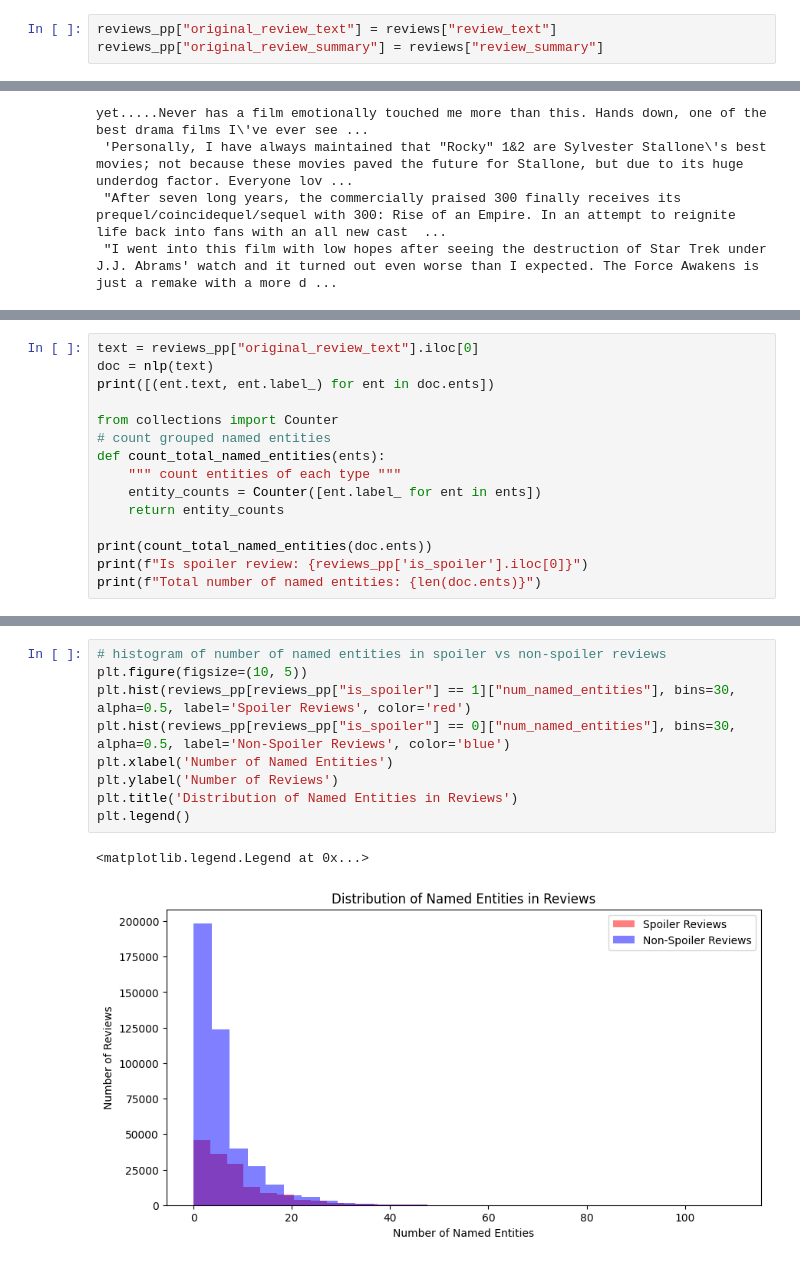
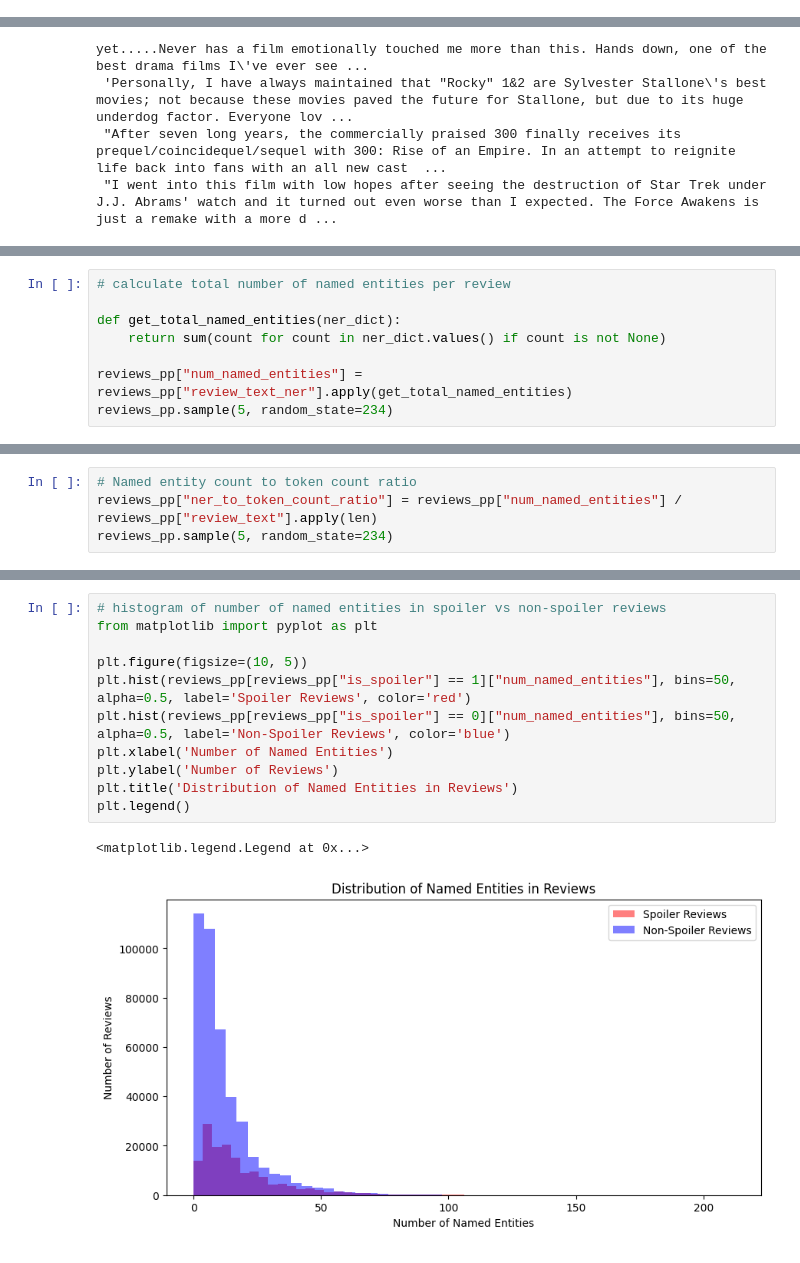
Before and after one commit to ayshmnmm/plot-protector, a Jupyter notebook: notebooks/01_eda.ipynb, the cells around one changed output, grey strips where cells are left out. Cells and saved outputs as stored; diff of their text form.

Commit message:
Compare named entity count in spoiler and non spoiler reviews

```diff
--- a/notebooks/01_eda.ipynb
+++ b/notebooks/01_eda.ipynb
@@ -82,9 +82,6 @@ import pandas as pd
 
 movie_details_pp = pd.read_feather("../data/preprocessed_movie_details.feather")
 reviews_pp = pd.read_feather("../data/preprocessed_reviews.feather")
-# %%
-reviews_pp["original_review_text"] = reviews["review_text"]
-reviews_pp["original_review_summary"] = reviews["review_summary"]
 # %%
 movie_details_pp.info()
 # %% [output]
@@ -322,16 +304,9 @@ reviews_pp.info()
 # %%
-text = reviews_pp["original_review_text"].iloc[0]
-doc = nlp(text)
-print([(ent.text, ent.label_) for ent in doc.ents])
+# calculate total number of named entities per review
 
-from collections import Counter
-# count grouped named entities
-def count_total_named_entities(ents):
-    """ count entities of each type """
-    entity_counts = Counter([ent.label_ for ent in ents])
-    return entity_counts
+def get_total_named_entities(ner_dict):
+    return sum(count for count in ner_dict.values() if count is not None)
 
-print(count_total_named_entities(doc.ents))
-print(f"Is spoiler review: {reviews_pp['is_spoiler'].iloc[0]}")
-print(f"Total number of named entities: {len(doc.ents)}")
+reviews_pp["num_named_entities"] = reviews_pp["review_text_ner"].apply(get_total_named_entities)
+reviews_pp.sample(5, random_state=234)
 # %% [output]
@@ -363,0 +319,4 @@ oscar year DATE shawshank redemption write direct frank darabont novella rita ha
+# %%
+# Named entity count to token count ratio
+reviews_pp["ner_to_token_count_ratio"] = reviews_pp["num_named_entities"] / reviews_pp["review_text"].apply(len)
+reviews_pp.sample(5, random_state=234)
@@ -373,12 +348,14 @@ Average number of named entities in non-spoiler reviews: 5.64
 # %%
 # histogram of number of named entities in spoiler vs non-spoiler reviews
+from matplotlib import pyplot as plt
+
 plt.figure(figsize=(10, 5))
-plt.hist(reviews_pp[reviews_pp["is_spoiler"] == 1]["num_named_entities"], bins=30, alpha=0.5, label='Spoiler Reviews', color='red')
-plt.hist(reviews_pp[reviews_pp["is_spoiler"] == 0]["num_named_entities"], bins=30, alpha=0.5, label='Non-Spoiler Reviews', color='blue')
+plt.hist(reviews_pp[reviews_pp["is_spoiler"] == 1]["num_named_entities"], bins=50, alpha=0.5, label='Spoiler Reviews', color='red')
+plt.hist(reviews_pp[reviews_pp["is_spoiler"] == 0]["num_named_entities"], bins=50, alpha=0.5, label='Non-Spoiler Reviews', color='blue')
 plt.xlabel('Number of Named Entities')
 plt.ylabel('Number of Reviews')
 plt.title('Distribution of Named Entities in Reviews')
 plt.legend()
 # %% [output]
 <matplotlib.legend.Legend at 0x...>
-[figure, old version]
+[figure, new version]
```
Also changed, not shown: parts of 11 cells of this notebook.
